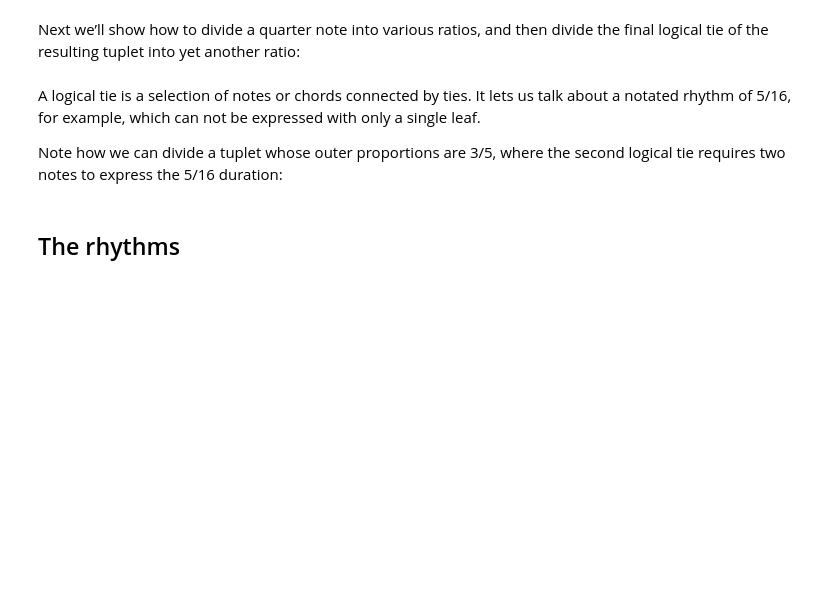
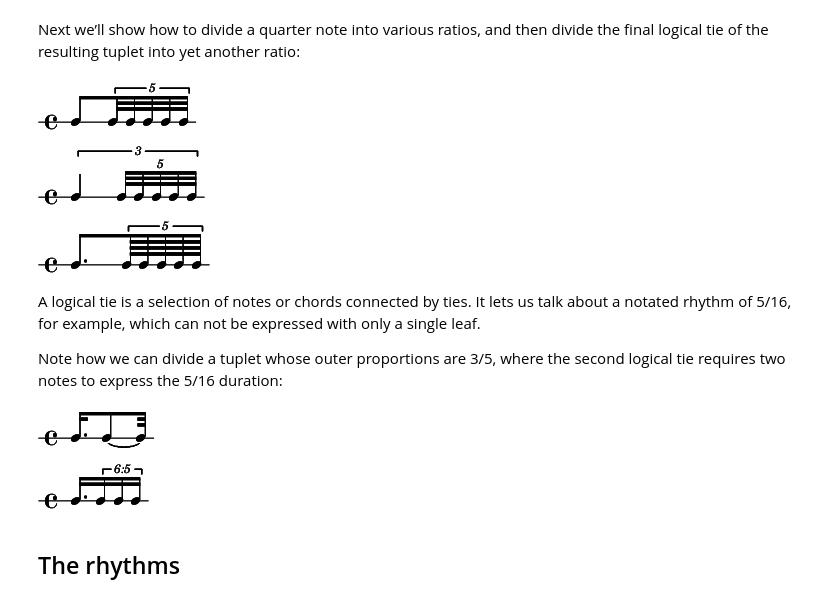
Before and after one commit to tiagoantao/abjad-ipython, a Jupyter notebook: notebooks/Ferneyhough - Unsichtbare Farben.ipynb, the cells around one changed output. Cells and saved outputs as stored; diff of their text form; code cells hidden in the pictures; blank space fills up the shorter version.

```diff
--- a/notebooks/Ferneyhough - Unsichtbare Farben.ipynb
+++ b/notebooks/Ferneyhough - Unsichtbare Farben.ipynb
@@ -45,33 +56,43 @@ def make_nested_tuplet(
         tuplet_duration, outer_tuplet_proportions)
     inner_tuplet_proportions = inner_tuplet_subdivision_count * [1]
     last_leaf = outer_tuplet.select_leaves()[-1]
-    right_logical_tie = inspect(last_leaf).get_logical_tie()
-    right_logical_tie.to_tuple
+    right_logical_tie = inspect_(last_leaf).get_logical_tie()
+    right_logical_tie.to_tuplet(inner_tuplet_proportions)
     return outer_tuplet
 # %%
 tuplet = make_nested_tuplet(Duration(1, 4), (1, 1), 5)
-staff = scoretools.RhythmicStaff([tuplet])
+staff = scoretools.Staff([tuplet], context_name='RhythmicStaff')
 show(staff)
+# %% [output]
+[figure, added]
 # %%
 tuplet = make_nested_tuplet(Duration(1, 4), (2, 1), 5)
-staff = scoretools.RhythmicStaff([tuplet])
+staff = scoretools.Staff([tuplet], context_name='RhythmicStaff')
 show(staff)
+# %% [output]
+[figure, added]
 # %%
 tuplet = make_nested_tuplet(Duration(1, 4), (3, 1), 5)
-staff = scoretools.RhythmicStaff([tuplet])
+staff = scoretools.Staff([tuplet], context_name='RhythmicStaff')
 show(staff)
+# %% [output]
+[figure, added]
 # %% [markdown]
 A logical tie is a selection of notes or chords connected by ties. It lets us talk about a notated rhythm of 5/16, for example, which can not be expressed with only a single leaf.
 
 Note how we can divide a tuplet whose outer proportions are 3/5, where the second logical tie requires two notes to express the 5/16 duration:
 # %%
 normal_tuplet = Tuplet.from_duration_and_ratio(Duration(1, 4), (3, 5))
-staff = scoretools.RhythmicStaff([normal_tuplet])
+staff = scoretools.Staff([normal_tuplet], context_name='RhythmicStaff')
 show(staff)
+# %% [output]
+[figure, added]
 # %%
 subdivided_tuplet = make_nested_tuplet(Duration(1, 4), (3, 5), 3)
-staff = scoretools.RhythmicStaff([subdivided_tuplet])
+staff = scoretools.Staff([subdivided_tuplet], context_name='RhythmicStaff')
 show(staff)
+# %% [output]
+[figure, added]
 # %% [markdown]
 ## The rhythms
 # %% [markdown]
```
Also changed, not shown: parts of 9 cells of this notebook.
